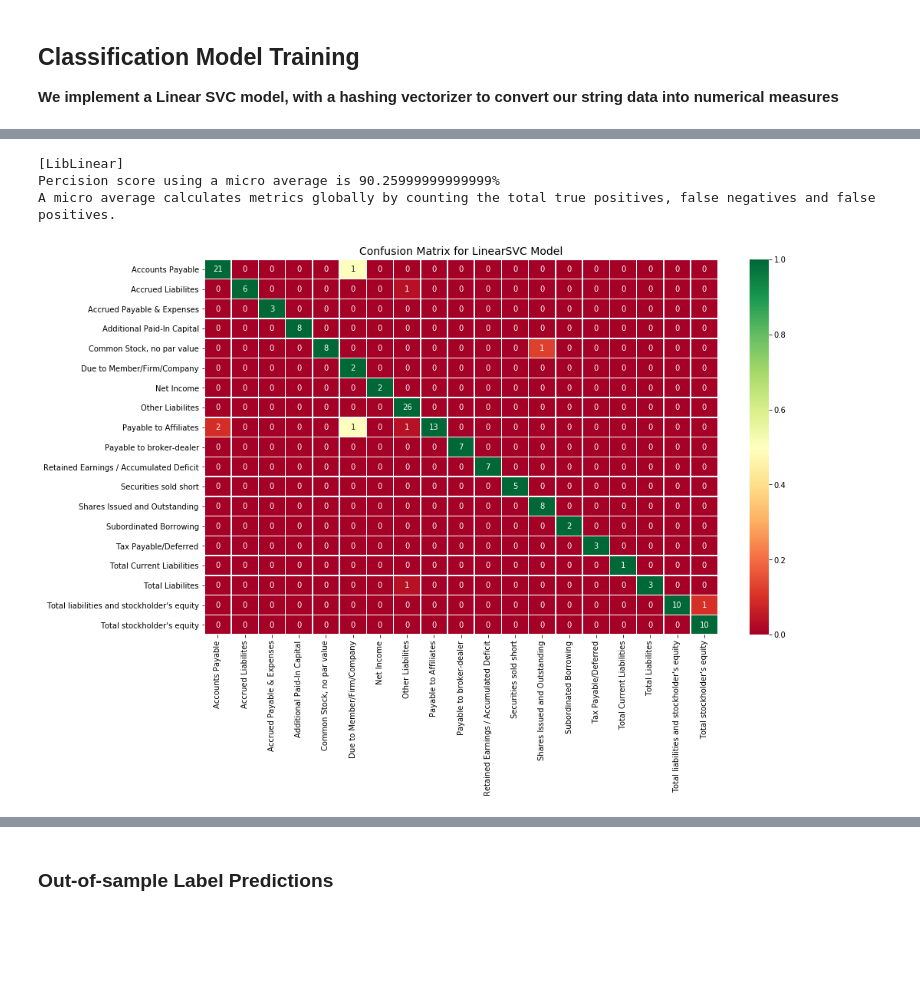
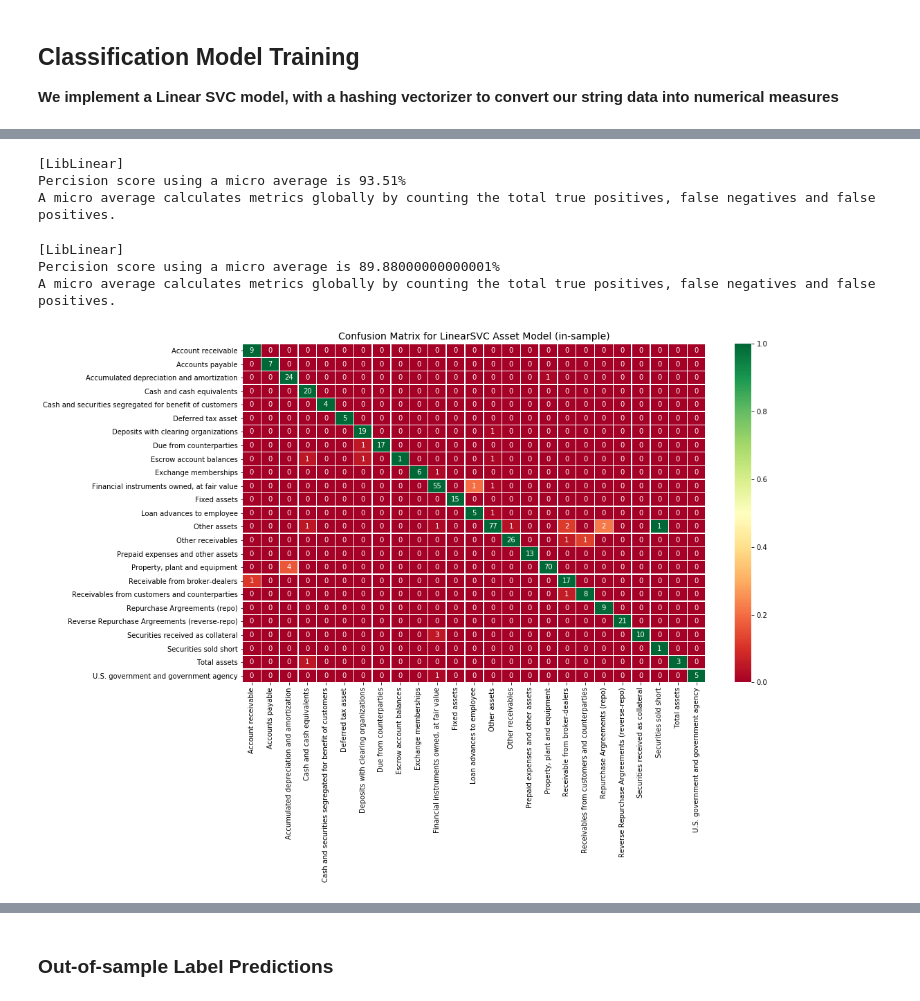
Before and after one commit to fernando-duarte/X17A5, a Jupyter notebook: buildDatabase.ipynb, the cells around one changed output, grey strips where cells are left out. Drawn from its saved outputs; the diff is of its cells as text; code cells hidden in the pictures; blank space fills up the shorter version.

Commit message:
Updated classification model and components

```diff
--- a/buildDatabase.ipynb
+++ b/buildDatabase.ipynb
@@ -942,3 +1069,5 @@ def cls_sec(X, y, vectorizer, classification):
     print('A micro average calculates metrics globally by counting the total true positives, false negatives and false positives.')
 
     return mdl, y_test, y_pred
+# %%
+assetML = pd.read_csv('assetML.csv')
@@ -945,4 +1076,7 @@ def cls_sec(X, y, vectorizer, classification):
 # %%
 # break subset of line items and classification, for classification algorithm
-X = dataset[['LineItems']]
-y = dataset[['classification']]
+X1 = assetML[['LineItems']]
+y1 = assetML[['classification']]
+
+X2 = liabilityML[['LineItems']]
+y2 = liabilityML[['classification']]
@@ -949,20 +1119,29 @@ y = dataset[['classification']]
 # %%
-mdl1, testcase1, pred1 = cls_sec(X, y, HashingVectorizer(n_features=500, strip_accents='ascii'),
+mdl1, testcase1, pred1 = cls_sec(X1, y1, HashingVectorizer(n_features=500, strip_accents='ascii'),
                                  LinearSVC(penalty='l2', loss='squared_hinge', multi_class='crammer_singer',
                                            verbose=1, random_state=1))
 # %% [output]
 [LibLinear]
-Percision score using a micro average is 90.25999999999999%
+Percision score using a micro average is 93.51%
 A micro average calculates metrics globally by counting the total true positives, false negatives and false positives.
+# %%
+mdl2, testcase2, pred2 = cls_sec(X2, y2, HashingVectorizer(n_features=500, strip_accents='ascii'),
+                                 LinearSVC(penalty='l2', loss='squared_hinge', multi_class='crammer_singer',
+                                           verbose=1, random_state=1))
+# %% [output]
+[LibLinear]
+Percision score using a micro average is 89.88000000000001%
+A micro average calculates metrics globally by counting the total true positives, false negatives and false positives.
 # %%
 # confusion matrix reflecting the accuracy of prediction across the each label
 # each row shows the count of each corresponding label column wise, should have the columns the most populated
-cmat = pd.DataFrame(confusion_matrix(testcase1, pred1), columns=np.unique(y.values), index=np.unique(y.values))
+cmat1 = pd.DataFrame(confusion_matrix(testcase1, pred1), columns=np.unique(pred1), index=np.unique(pred1))
+cmat2 = pd.DataFrame(confusion_matrix(testcase2, pred2), columns=np.unique(pred2), index=np.unique(pred2))
 # %%
 plt.figure(figsize=(15, 9))
-plt.title('Confusion Matrix for LinearSVC Model (in-sample)', fontsize=14)
-scaled_df = (cmat - cmat.min(axis=0)) / (cmat.max(axis=0) - cmat.min(axis=0))
-sns.heatmap(scaled_df, annot=cmat, fmt="d", linewidths=.5, cmap="RdYlGn")
+plt.title('Confusion Matrix for LinearSVC Asset Model (in-sample)', fontsize=14)
+scaled_df = (cmat1 - cmat1.min(axis=0)) / (cmat1.max(axis=0) - cmat1.min(axis=0))
+sns.heatmap(scaled_df, annot=cmat1, fmt="d", linewidths=.5, cmap="RdYlGn")
 plt.show()
 # %% [output]
-[figure, old version]
+[figure, new version]
```
Also changed, not shown: parts of 32 cells of this notebook, 4 other files.
